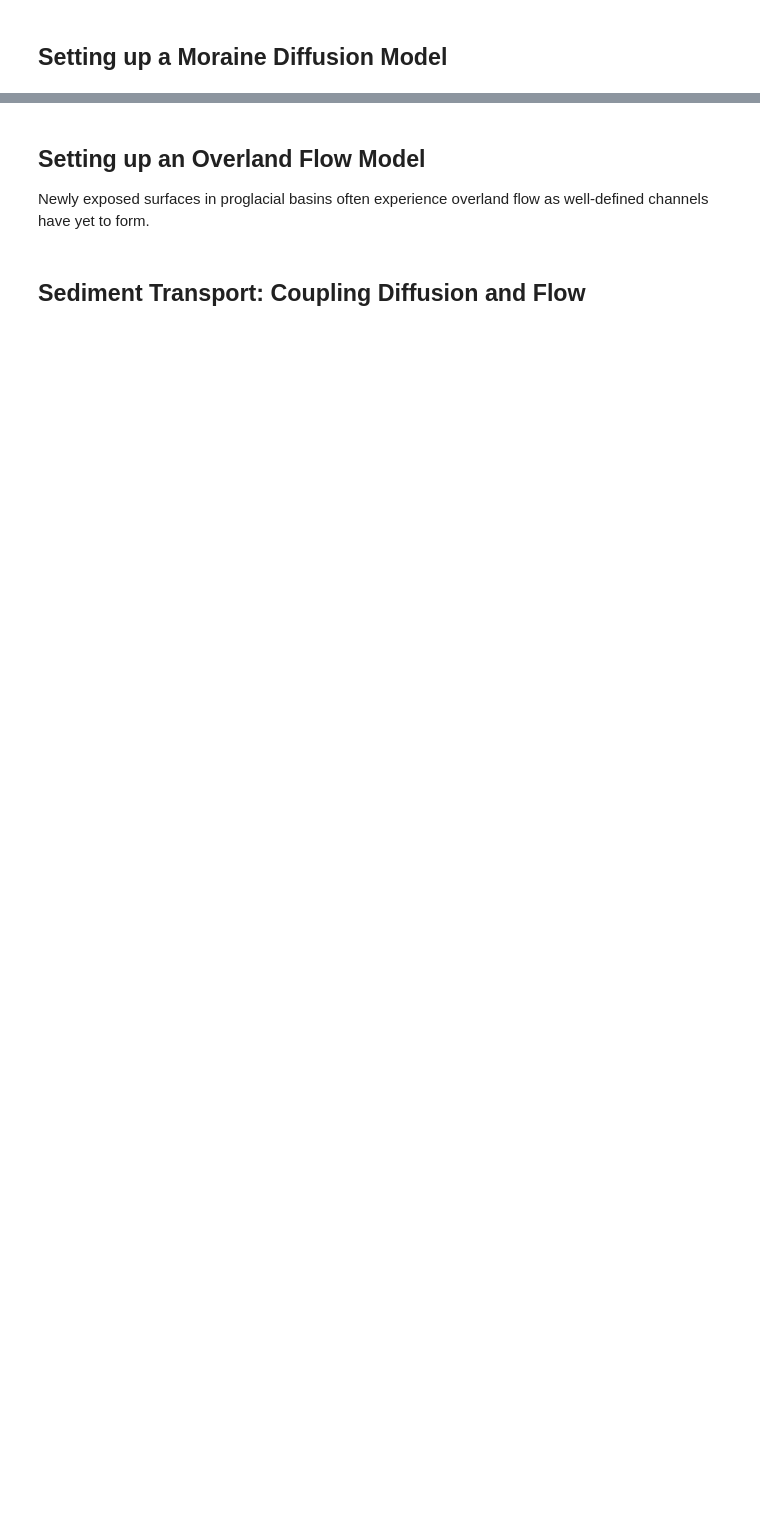
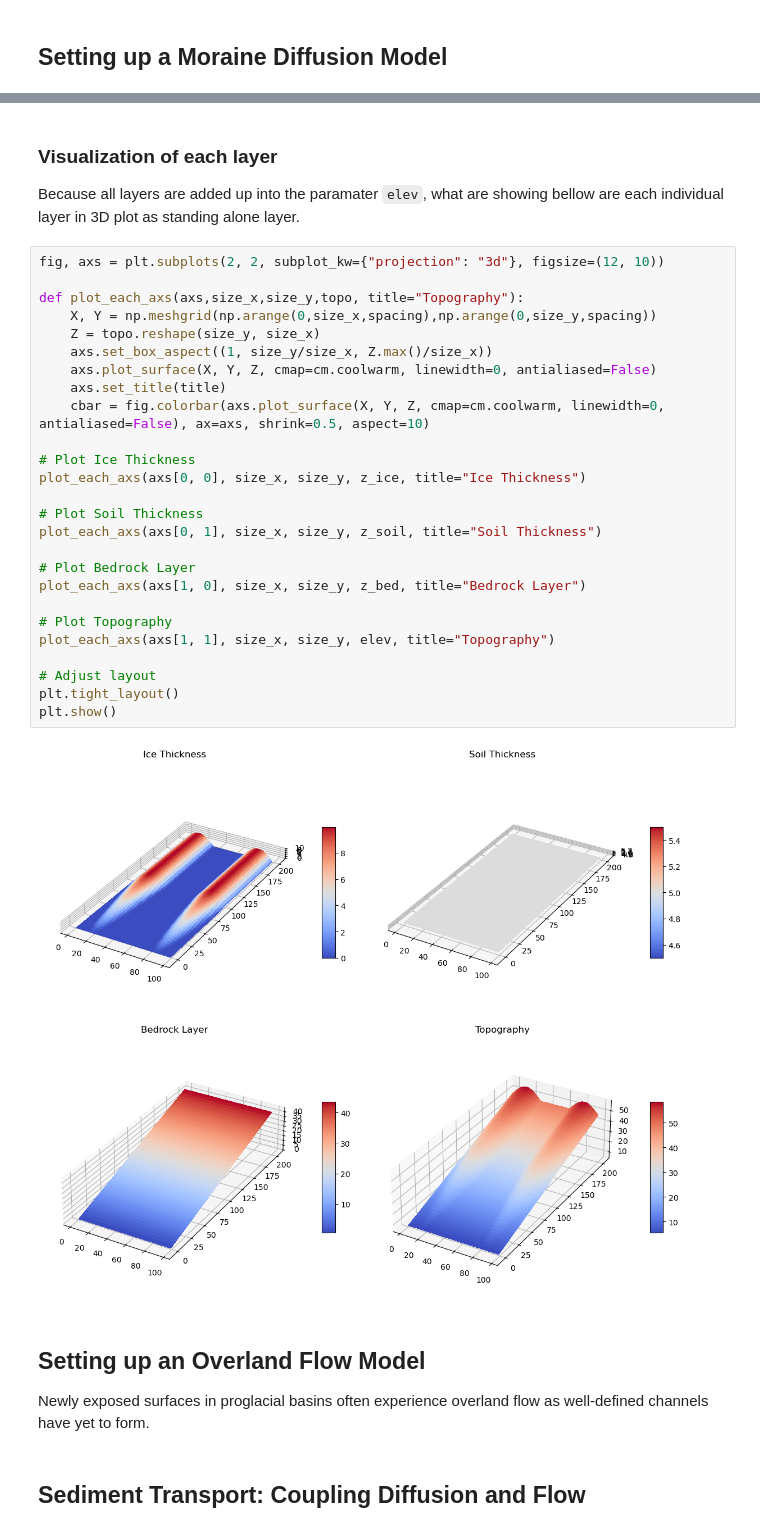
Before and after one commit to shaylatriant/2025-glacier-outbursts, a Jupyter notebook: post_glacial_lab.ipynb, the cells around one changed output, grey strips where cells are left out. Drawn from its saved outputs; the diff is of its cells as text; blank space fills up the shorter version.

Commit message:
Updated the topo

```diff
--- a/post_glacial_lab.ipynb
+++ b/post_glacial_lab.ipynb
@@ -61,3 +111,35 @@ Beyond landscape evolution, ice-cored moraine dynamics pose direct implications
+# %% [markdown]
+### Visualization of each layer
+
+Because all layers are added up into the paramater `elev`, what are showing bellow are each individual layer in 3D plot as standing alone layer.
+# %%
+fig, axs = plt.subplots(2, 2, subplot_kw={"projection": "3d"}, figsize=(12, 10))
+
+def plot_each_axs(axs,size_x,size_y,topo, title="Topography"):
+    X, Y = np.meshgrid(np.arange(0,size_x,spacing),np.arange(0,size_y,spacing))
+    Z = topo.reshape(size_y, size_x)
+    axs.set_box_aspect((1, size_y/size_x, Z.max()/size_x))
+    axs.plot_surface(X, Y, Z, cmap=cm.coolwarm, linewidth=0, antialiased=False)
+    axs.set_title(title)
+    cbar = fig.colorbar(axs.plot_surface(X, Y, Z, cmap=cm.coolwarm, linewidth=0, antialiased=False), ax=axs, shrink=0.5, aspect=10)
+
+# Plot Ice Thickness
+plot_each_axs(axs[0, 0], size_x, size_y, z_ice, title="Ice Thickness")
+
+# Plot Soil Thickness
+plot_each_axs(axs[0, 1], size_x, size_y, z_soil, title="Soil Thickness")
+
+# Plot Bedrock Layer
+plot_each_axs(axs[1, 0], size_x, size_y, z_bed, title="Bedrock Layer")
+
+# Plot Topography
+plot_each_axs(axs[1, 1], size_x, size_y, elev, title="Topography")
+
+# Adjust layout
+plt.tight_layout()
+plt.show()
+# %% [output]
+[figure, added]
 # %% [markdown]
 ## Setting up an Overland Flow Model
 
```
Also changed, not shown: parts of 11 cells of this notebook.
